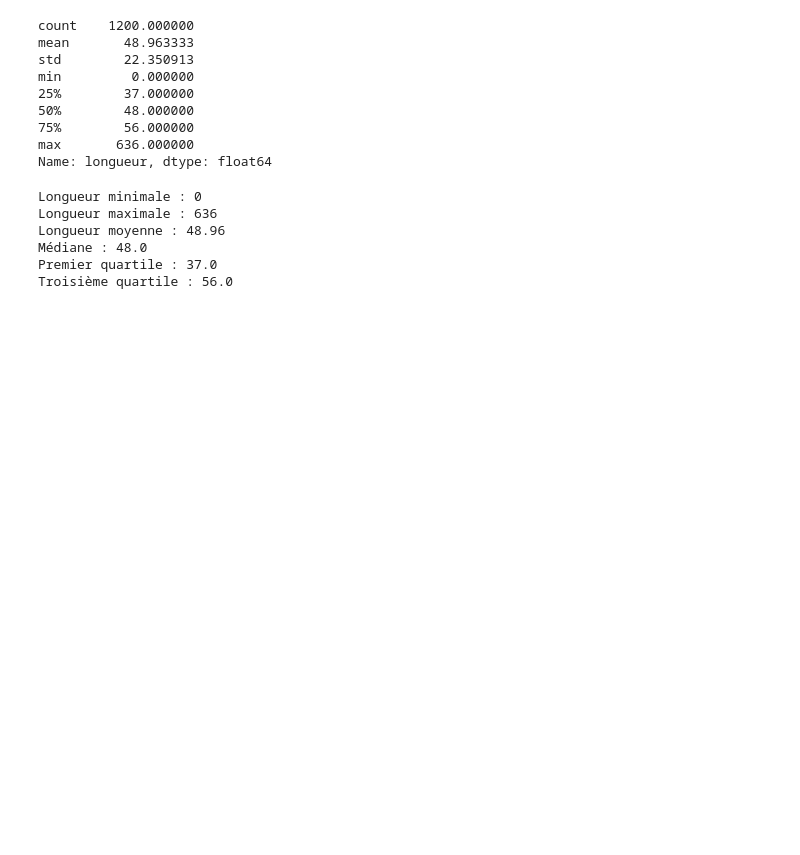
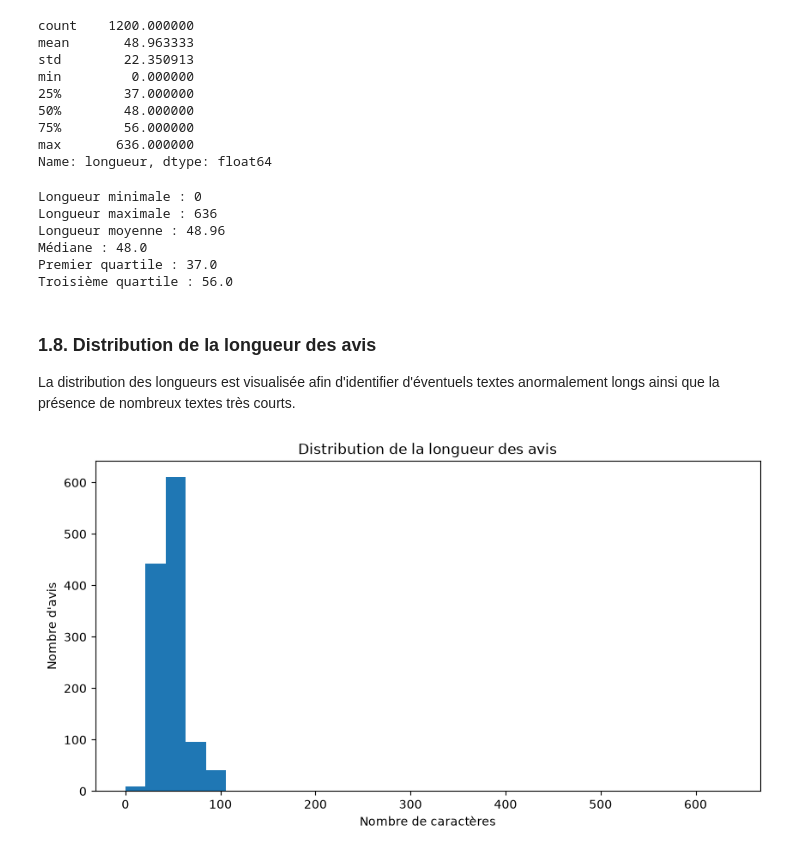
Before and after one commit to sirius-code7/atelier_prepa_donnees_textuelles, a Jupyter notebook: notebooks/atelier_prepa_donnees_textuelles.ipynb, the cells around one changed output. Saved outputs shown, nothing was run; the diff lists cells and outputs as text; code cells hidden in the pictures; blank space fills up the shorter version.

Commit message:
visualiser la distribution des longueurs [1.8 + a. & b.]

```diff
--- a/notebooks/atelier_prepa_donnees_textuelles.ipynb
+++ b/notebooks/atelier_prepa_donnees_textuelles.ipynb
@@ -200,3 +200,19 @@ Longueur moyenne : 48.96
 Médiane : 48.0
 Premier quartile : 37.0
 Troisième quartile : 56.0
+# %% [markdown]
+### 1.8. Distribution de la longueur des avis
+
+La distribution des longueurs est visualisée afin d'identifier d'éventuels textes anormalement longs ainsi que la présence de nombreux textes très courts.
+# %%
+plt.figure(figsize=(10, 5))
+
+plt.hist(df["longueur"], bins=30)
+
+plt.title("Distribution de la longueur des avis")
+plt.xlabel("Nombre de caractères")
+plt.ylabel("Nombre d'avis")
+
+plt.show()
+# %% [output]
+[figure, added]
```
